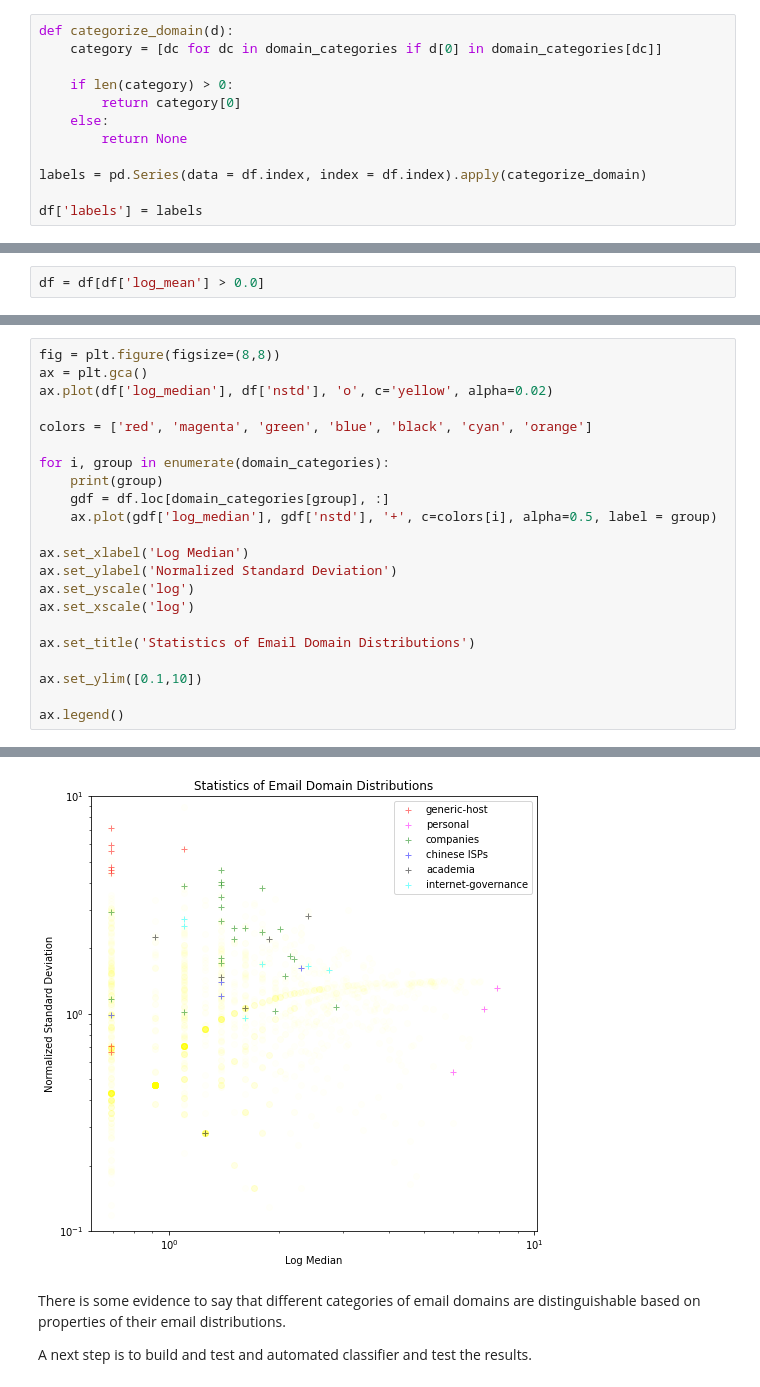
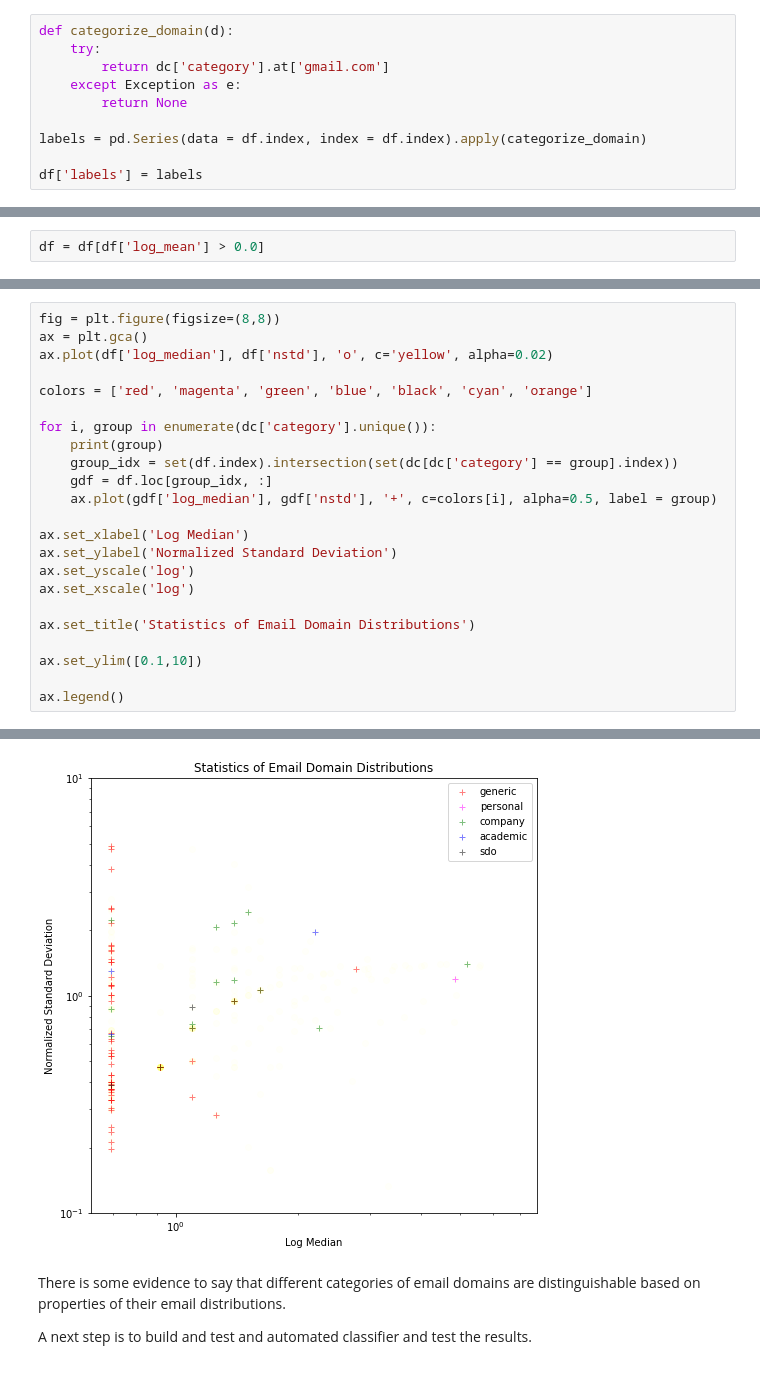
Before and after one commit to datactive/bigbang, a Jupyter notebook: examples/organizations/Classifying Email Domains.ipynb, the cells around one changed output, grey strips where cells are left out. Drawn from its saved outputs; the diff is of its cells as text.

Commit message:
creating datasets/ directory and moving domain name metadata into it. addresses #437 and #509

```diff
--- a/examples/organizations/Classifying Email Domains.ipynb
+++ b/examples/organizations/Classifying Email Domains.ipynb
@@ -259,11 +177,9 @@ df = pd.DataFrame(data = {
 And add the category labels if known.
 # %%
 def categorize_domain(d):
-    category = [dc for dc in domain_categories if d[0] in domain_categories[dc]]
-
-    if len(category) > 0:
-        return category[0]
-    else:
+    try:
+        return dc['category'].at['gmail.com']
+    except Exception as e:
         return None
 
 labels = pd.Series(data = df.index, index = df.index).apply(categorize_domain)
@@ -290,9 +206,10 @@ ax.plot(df['log_median'], df['nstd'], 'o', c='yellow', alpha=0.02)
 
 colors = ['red', 'magenta', 'green', 'blue', 'black', 'cyan', 'orange']
 
-for i, group in enumerate(domain_categories):
+for i, group in enumerate(dc['category'].unique()):
     print(group)
-    gdf = df.loc[domain_categories[group], :]
+    group_idx = set(df.index).intersection(set(dc[dc['category'] == group].index))
+    gdf = df.loc[group_idx, :]
     ax.plot(gdf['log_median'], gdf['nstd'], '+', c=colors[i], alpha=0.5, label = group)
 
 ax.set_xlabel('Log Median')
@@ -315,5 +231,5 @@ internet-governance
 <matplotlib.legend.Legend at 0x...>
-[figure, old version]
+[figure, new version]
 # %% [markdown]
 There is some evidence to say that different categories of email domains are distinguishable based on properties of their email distributions.
 
```
Also changed, not shown: parts of 13 cells of this notebook, 6 other files.
